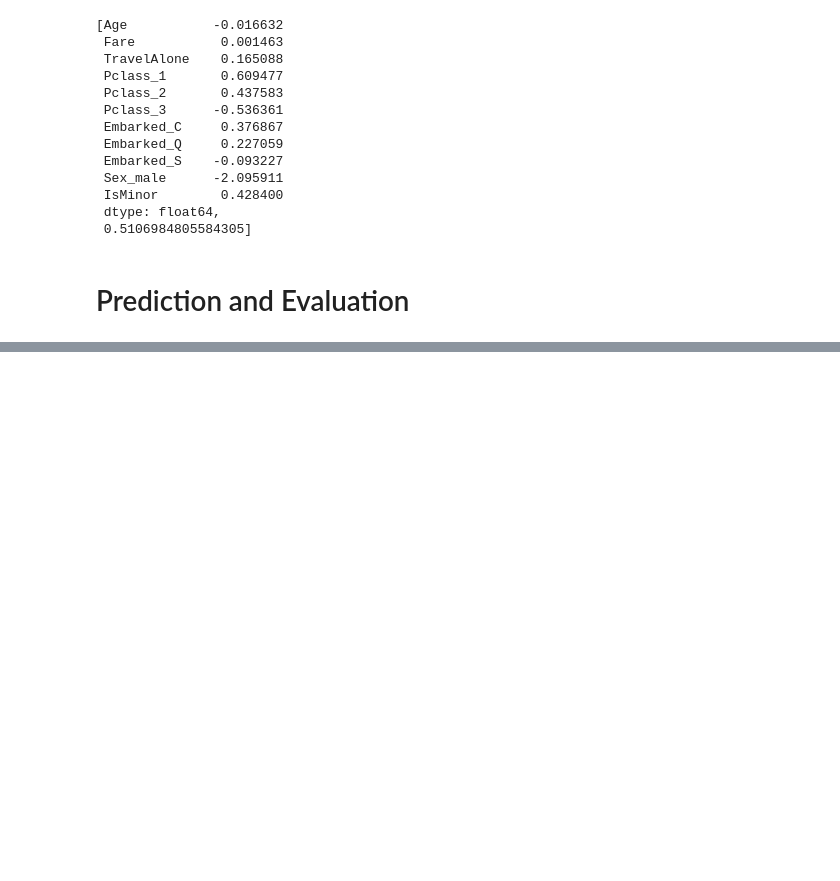
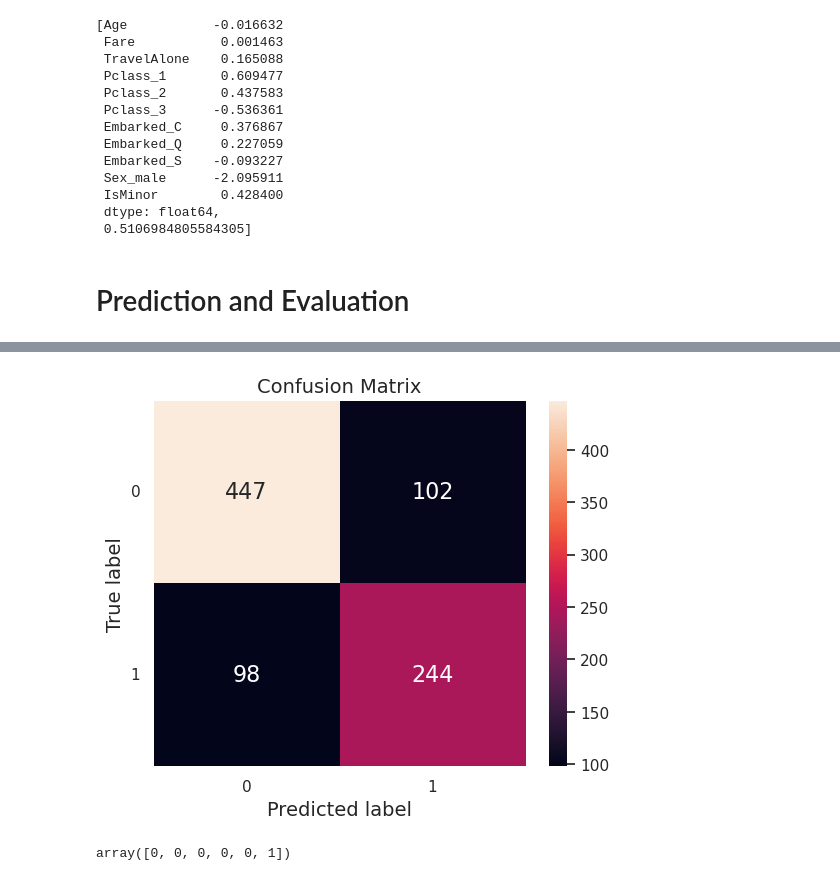
Before and after one commit to itsrcx/ml-algos-dataScience, a Jupyter notebook: logistic-regression/logit.ipynb, the cells around one changed output, grey strips where cells are left out. Saved outputs shown, nothing was run; the diff lists cells and outputs as text; code cells hidden in the pictures; blank space fills up the shorter version.

```diff
--- a/logistic-regression/logit.ipynb
+++ b/logistic-regression/logit.ipynb
@@ -887,0 +1101,6 @@ print(conf_mat(train_data['Survived'], y_dash))
+# %%
+# Prediction and evaluation on the training set and the test set
+y_train_prob_reg = logistic(np.matmul(train_X.to_numpy(), w_out_reg) + (b_out_reg * np.ones(train_X.shape[0])))
+y_train_pred_reg = (y_train_prob_reg > 0.5).astype(int)
+print(pd.Series({"Training accuracy": accuracy(train_Y, y_train_pred_reg)}))
+print(y_train_pred_reg)
@@ -887,0 +1125,5 @@ print(conf_mat(train_data['Survived'], y_dash))
+# %%
+# Confusion matrix for predictions on the test set
+conf_mat_heatmap(train_Y, y_train_pred_reg)
+# %% [output]
+[figure, added]
@@ -887,0 +1133,4 @@ print(conf_mat(train_data['Survived'], y_dash))
+# %%
+b
+# %% [output]
+array([0, 0, 0, 0, 0, 1])
```
Also changed, not shown: parts of 18 cells of this notebook.
